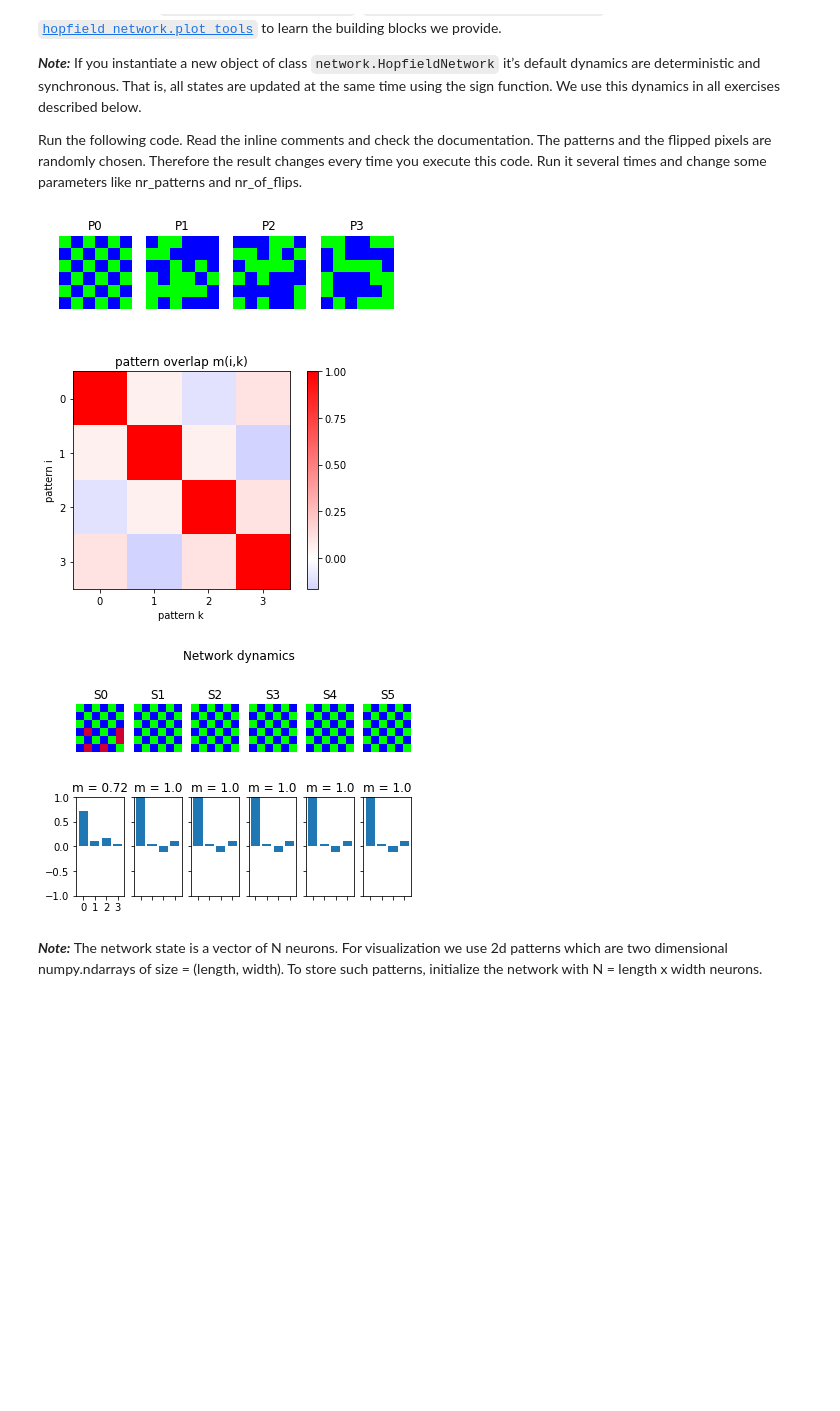
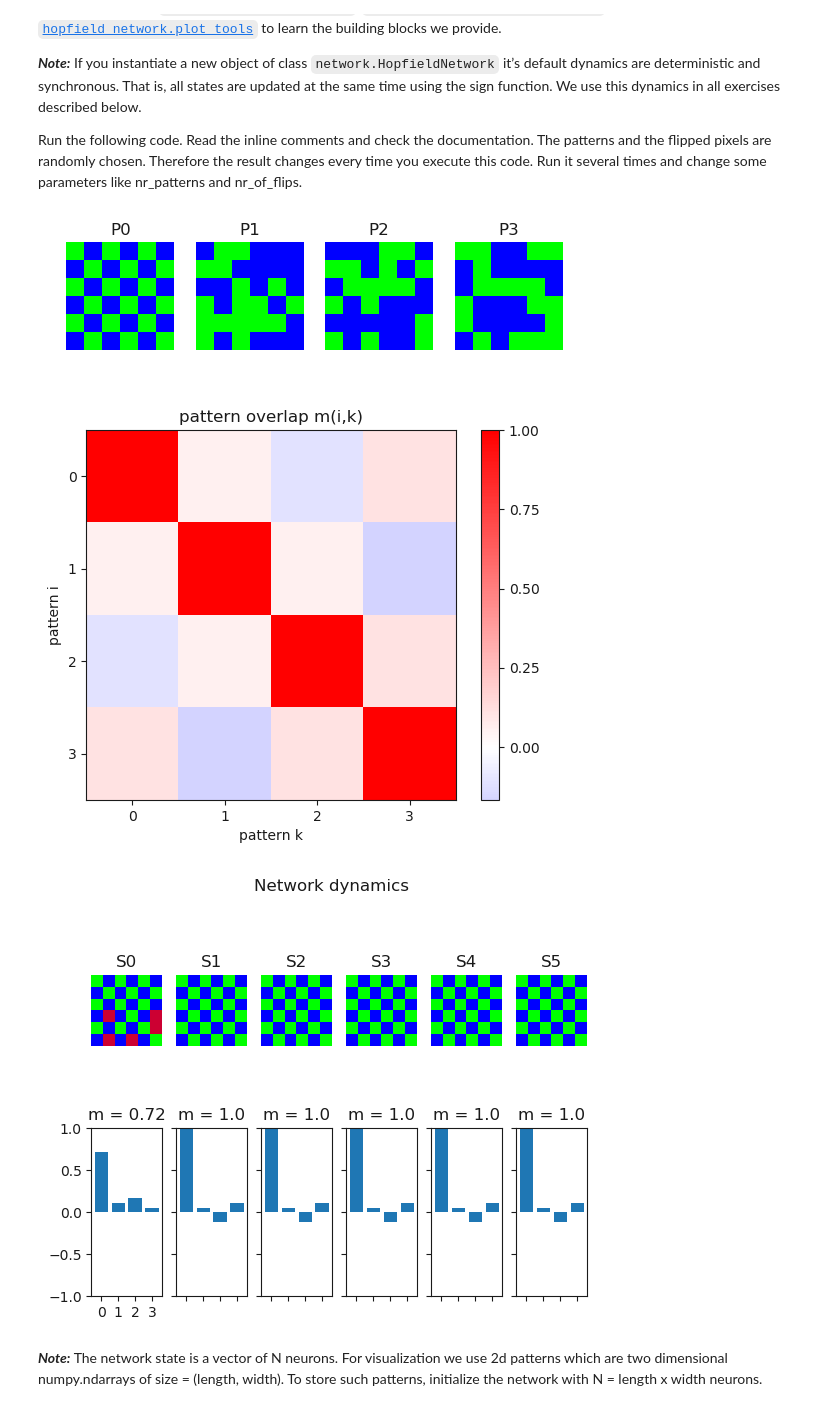
Before and after one commit to laureleo/EPFL-BIO-465, a Jupyter notebook: Ex2_Victor_Kaleem.ipynb, the cells around one changed output. Drawn from its saved outputs; the diff is of its cells as text; code cells hidden in the pictures; blank space fills up the shorter version.

```diff
--- a/Ex2_Victor_Kaleem.ipynb
+++ b/Ex2_Victor_Kaleem.ipynb
@@ -70,6 +70,8 @@ Run the following code. Read the inline comments and check the documentation. Th
 %matplotlib inline
 from neurodynex.hopfield_network import network, pattern_tools, plot_tools
 from matplotlib import rcParams, pyplot as plt
+plt.style.use('default')
+
 import numpy as np
 np.random.seed(26)
 from __future__ import division
@@ -85,36 +87,36 @@ factory = pattern_tools.PatternFactory(pattern_size, pattern_size)
 # create a checkerboard pattern and add it to the pattern list
 checkerboard = factory.create_checkerboard()
 pattern_list = [checkerboard]
 
 # add random patterns to the list
 pattern_list.extend(factory.create_random_pattern_list(nr_patterns=3, on_probability=0.5))
 plot_tools.plot_pattern_list(pattern_list)
 
 
 # how similar are the random patterns and the checkerboard? Check the overlaps
 overlap_matrix = pattern_tools.compute_overlap_matrix(pattern_list)
 plot_tools.plot_overlap_matrix(overlap_matrix)
 
 # let the hopfield network "learn" the patterns. Note: they are not stored
 # explicitly but only network weights are updated !
 hopfield_net.store_patterns(pattern_list)
 
 # create a noisy version of a pattern and use that to initialize the network
 noisy_init_state = pattern_tools.flip_n(checkerboard, nr_of_flips=5)
 hopfield_net.set_state_from_pattern(noisy_init_state)
 
 # from this initial state, let the network dynamics evolve.
 states = hopfield_net.run_with_monitoring(nr_steps=5)
 
 # each network state is a vector. reshape it to the same shape used to create the patterns.
 states_as_patterns = factory.reshape_patterns(states)
 
 # plot the states of the network
 plot_tools.plot_state_sequence_and_overlap(states_as_patterns, pattern_list, reference_idx=0, suptitle="Network dynamics")
 # %% [output]
-[figure, old version]
+[figure, new version]
-[figure, old version]
+[figure, new version]
-[figure, old version]
+[figure, new version]
 # %% [markdown]
 ***Note:*** The network state is a vector of N neurons. For visualization we use 2d patterns which are two dimensional numpy.ndarrays of size = (length, width). To store such patterns, initialize the network with N = length x width neurons.
 # %% [markdown]
```
Also changed, not shown: parts of 34 cells of this notebook.
